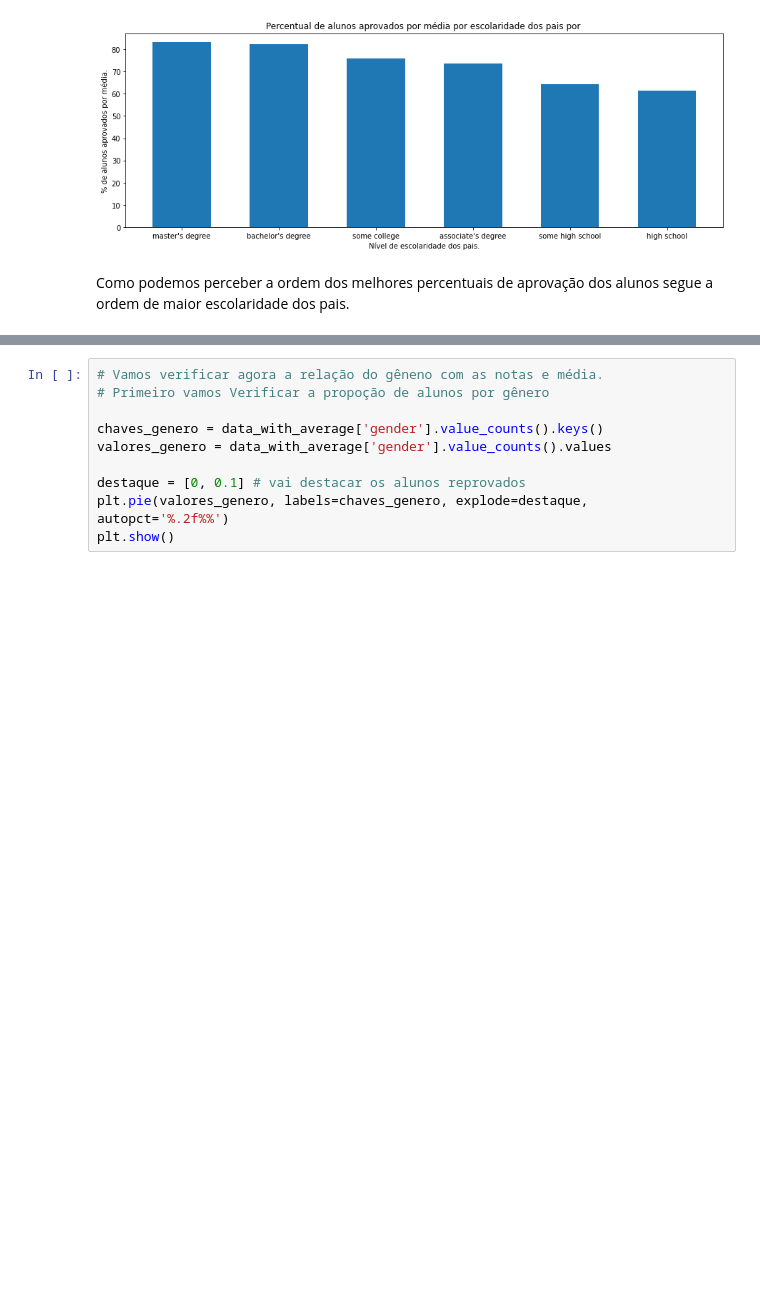
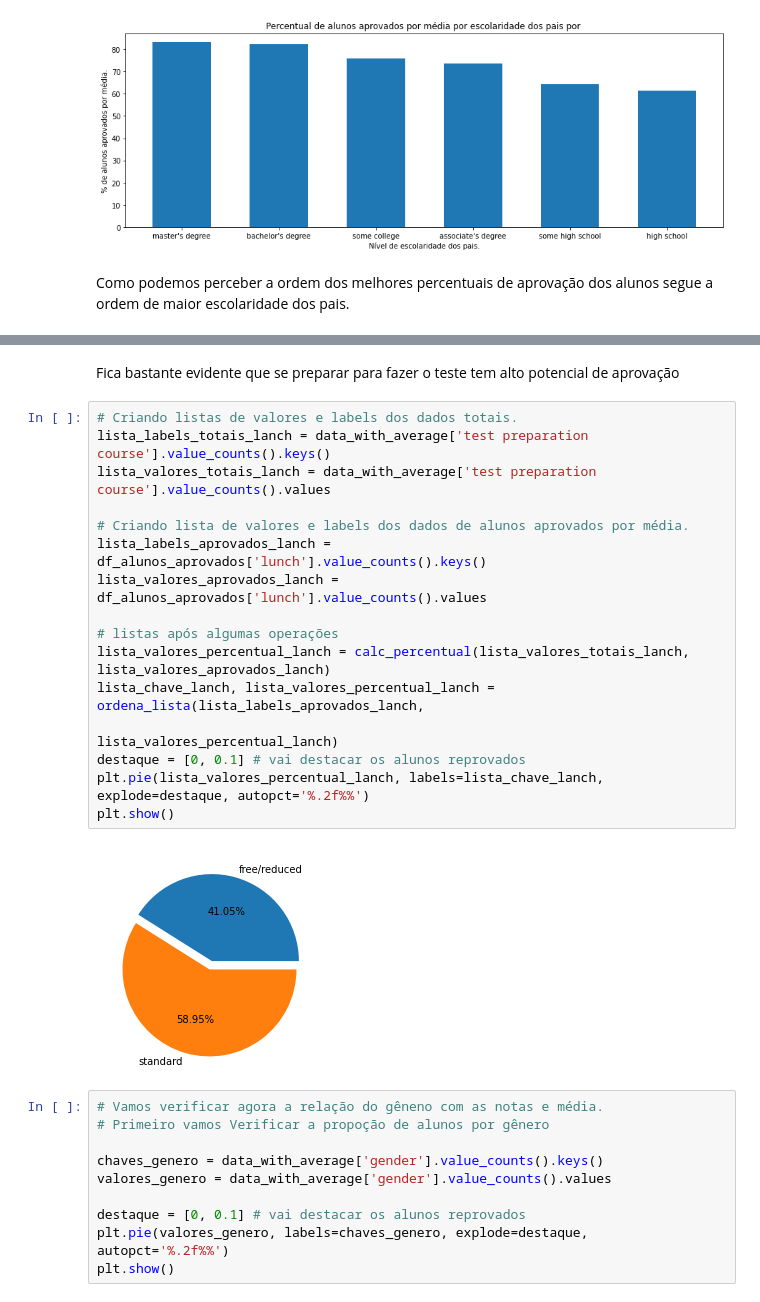
Before and after one commit to Nicodemos/mvp_puc_rio, a Jupyter notebook: MVP_01.ipynb, the cells around one changed output, grey strips where cells are left out. Drawn from its saved outputs; the diff is of its cells as text; blank space fills up the shorter version.

```diff
--- a/MVP_01.ipynb
+++ b/MVP_01.ipynb
@@ -396,3 +420,23 @@ plt.show()
+# %% [markdown]
+<p>Fica bastante evidente que se preparar para fazer o teste tem alto potencial de aprovação</p>
+# %%
+# Criando listas de valores e labels dos dados totais.
+lista_labels_totais_lanch = data_with_average['test preparation course'].value_counts().keys()
+lista_valores_totais_lanch = data_with_average['test preparation course'].value_counts().values
+
+# Criando lista de valores e labels dos dados de alunos aprovados por média.
+lista_labels_aprovados_lanch = df_alunos_aprovados['lunch'].value_counts().keys()
+lista_valores_aprovados_lanch = df_alunos_aprovados['lunch'].value_counts().values
+
+# listas após algumas operações
+lista_valores_percentual_lanch = calc_percentual(lista_valores_totais_lanch, lista_valores_aprovados_lanch)
+lista_chave_lanch, lista_valores_percentual_lanch = ordena_lista(lista_labels_aprovados_lanch,
+                                                                 lista_valores_percentual_lanch)
+destaque = [0, 0.1] # vai destacar os alunos reprovados
+plt.pie(lista_valores_percentual_lanch, labels=lista_chave_lanch, explode=destaque, autopct='%.2f%%')
+plt.show()
+# %% [output]
+[figure, added]
 # %%
 # Vamos verificar agora a relação do gêneno com as notas e média.
 # Primeiro vamos Verificar a propoção de alunos por gênero
```
Also changed, not shown: parts of 25 cells of this notebook.
